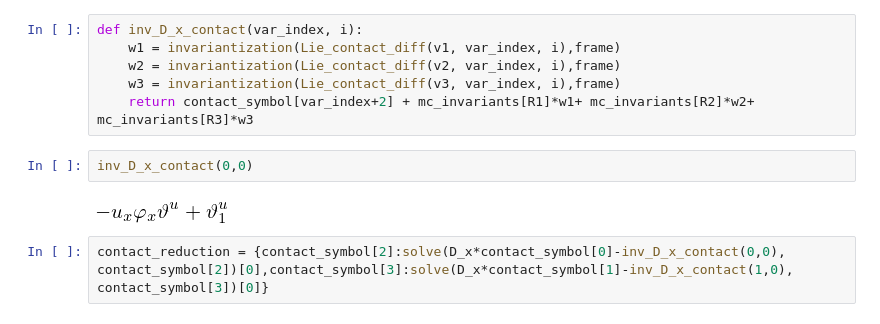
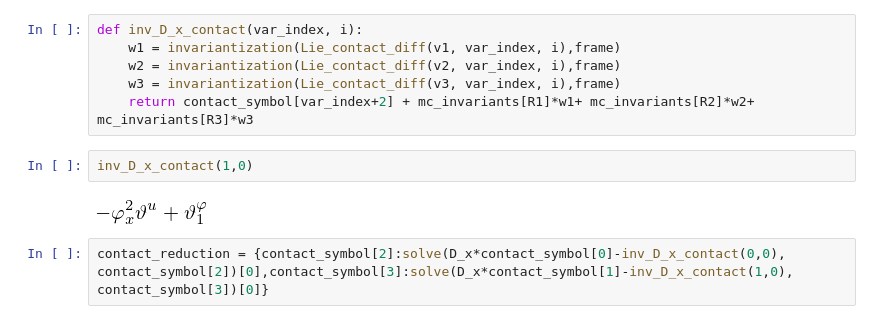
Before and after one commit to broom010/Lie_Symmetry, a Jupyter notebook: Invariant Euler Lagrange - refresh 1.ipynb, the cells around one changed output. Saved outputs shown, nothing was run; the diff lists cells and outputs as text.

```diff
--- a/Invariant Euler Lagrange - refresh 1.ipynb
+++ b/Invariant Euler Lagrange - refresh 1.ipynb
@@ -190,9 +190,9 @@ def inv_D_x_contact(var_index, i):
     w3 = invariantization(Lie_contact_diff(v3, var_index, i),frame)
     return contact_symbol[var_index+2] + mc_invariants[R1]*w1+ mc_invariants[R2]*w2+ mc_invariants[R3]*w3
 # %%
-inv_D_x_contact(0,0)
+inv_D_x_contact(1,0)
 # %% [output]
-[figure, old version]
+[figure, new version]
 # %%
 contact_reduction = {contact_symbol[2]:solve(D_x*contact_symbol[0]-inv_D_x_contact(0,0), contact_symbol[2])[0],contact_symbol[3]:solve(D_x*contact_symbol[1]-inv_D_x_contact(1,0), contact_symbol[3])[0]}
 # %% [markdown]
```
Also changed, not shown: parts of 3 cells of this notebook, 2 other files.
